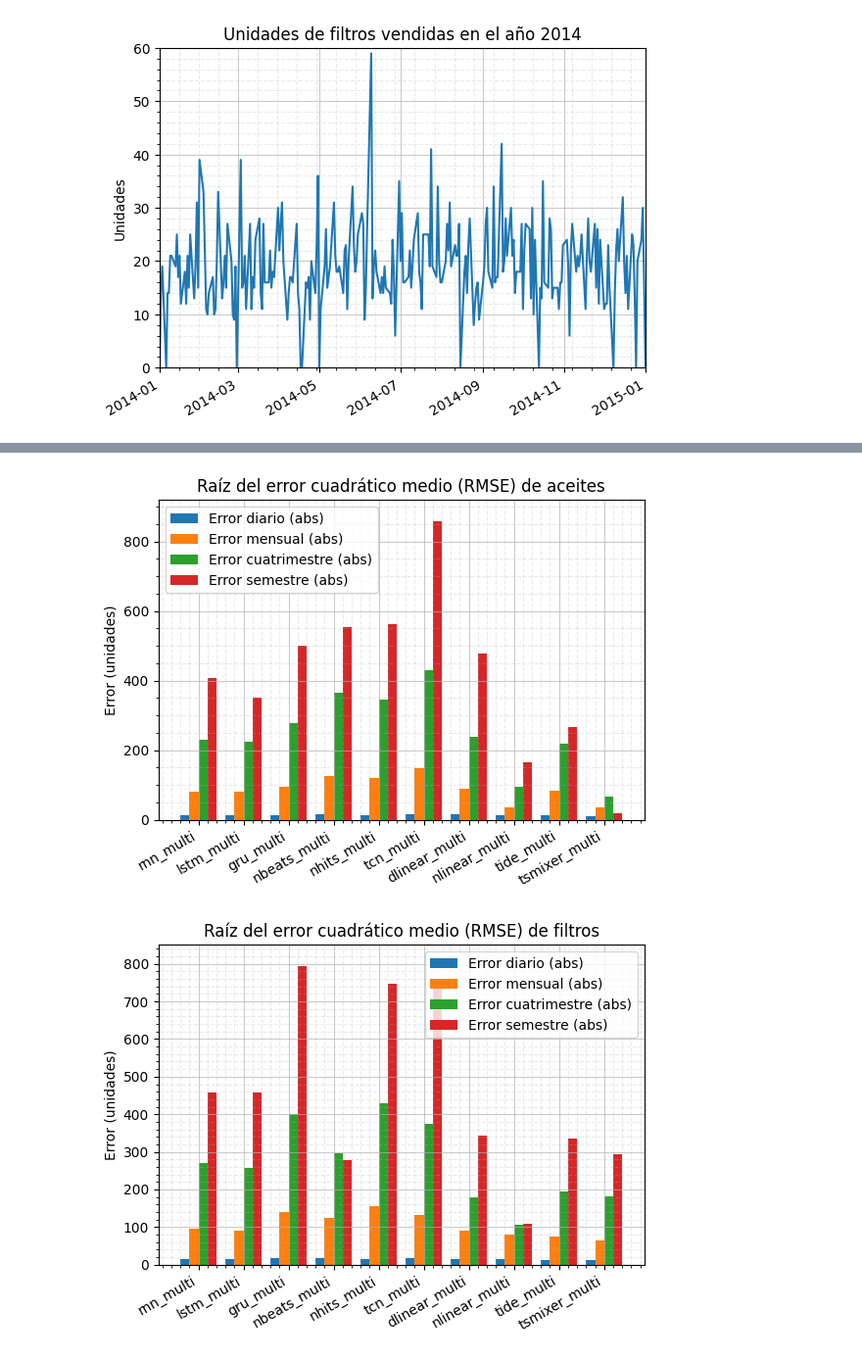
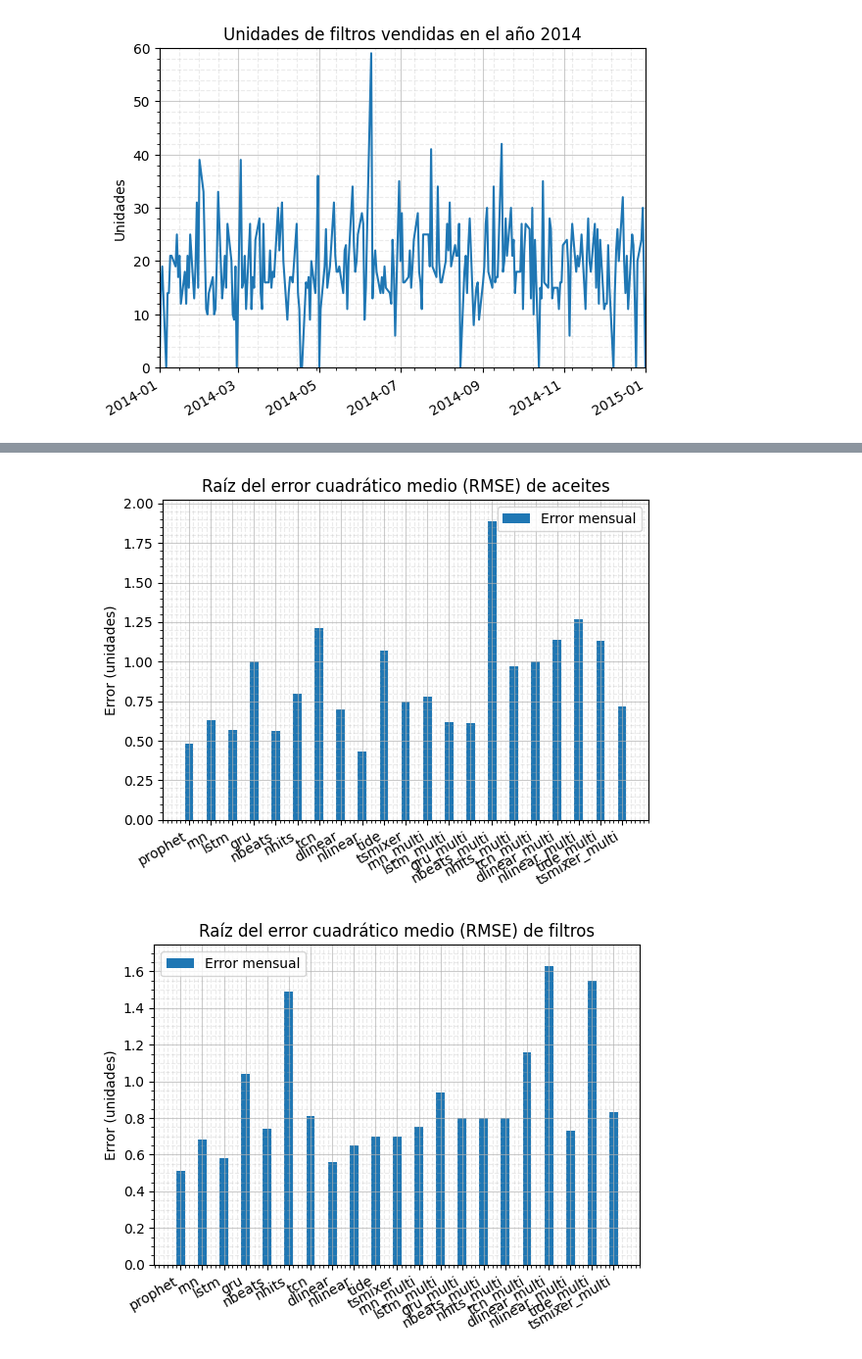
Before and after one commit to antonio-przgrc/tfm, a Jupyter notebook: code/figuras.ipynb, the cells around one changed output, grey strips where cells are left out. Shown at 98% size. Cells and saved outputs as stored; diff of their text form; code cells hidden in the pictures.

```diff
--- a/code/figuras.ipynb
+++ b/code/figuras.ipynb
@@ -31,11 +31,14 @@ fig.savefig('../memoria/imagenes/filtros2014.pdf')
 # %% [output]
 [figure]
 # %%
-names = ['baterias', 'discos', 'filtros', 'pastillas']
+names = ['baterias', 'aceites', 'filtros', 'limpiaparabrisas']
 for name in names:
     df = pd.read_csv(f'results/resultados_{name}.csv')
     df['fecha'] = pd.to_datetime(df['fecha'], format="%Y-%m-%d")
     df = df.set_index(['fecha'])
+
+
+
     fig, ax = plt.subplots()
     lines = ax.plot(df, label=df.columns)
     lines[0].set_color('k')
@@ -57,4 +62,9 @@ FileNotFoundError: [Errno 2] No such file or directory: 'results/resultados_disc
 # %%
+import pandas as pd
+import matplotlib.pyplot as plt
+from datetime import datetime as dt
+import numpy as np
+
 names = ['baterias', 'aceites', 'filtros', 'limpiaparabrisas']
 
 for name in names:
@@ -62,10 +72,13 @@ for name in names:
     df['fecha'] = pd.to_datetime(df['fecha'], format="%Y-%m-%d")
     df = df.set_index(['fecha'])
     df_mes = df.groupby(pd.Grouper(freq='MS')).sum()
+
     fig, ax = plt.subplots()
     lines = ax.plot(df_mes, label=df.columns)
     lines[0].set_color('k')
     lines[0].set_label('Ventas reales')
+    lines[0].set_linewidth(4)
+    lines[0].zorder = 3
     ax.minorticks_on()
     ax.grid(which='major', alpha = 0.65, linestyle='-')
     ax.grid(which='minor', alpha = 0.25, linestyle='--')
@@ -93,26 +106,26 @@ for name in names:
     # # Modelos univariable
     # df = df.drop(labels=df.columns[11:].values, axis=1)
 
-    # Modelos con covariates
-    df = df.drop(labels=df.columns[:11].values, axis=1)
+    # # Modelos con covariates
+    # df = df.drop(labels=df.columns[:11].values, axis=1)
 
-    # # Valores escalados
-    # df = df[:4]
+    # Valores escalados
+    df = df[1:2]
 
-    # Valores absolutos
-    df = df[4:]
+    # # Valores absolutos
+    # df = df[2:]
 
     fig, ax = plt.subplots()
 
     x = np.arange(len(df.columns))
 
-    width = 0.2
+    width = 0.4
 
     multiplier = -1
 
     for tipo, medida in df.iterrows():
-        offset = width * multiplier + width * .5 # para cuatro barras
-        # offset = width * multiplier + width # para tres barras
+        # offset = width * multiplier + width * 1.5# para cuatro barras
+        offset = width
         rects = ax.bar(x= x + offset, height=medida, width=width, label=tipo)
         #ax.bar_label(rects, padding=len(df))
         multiplier += 1
@@ -127,5 +140,5 @@ for name in names:
     ax.grid(which='major', alpha = 0.65, linestyle='-')
     ax.grid(which='minor', alpha = 0.25, linestyle='--')
     fig.autofmt_xdate()
-    fig.savefig(f'figs/rmse_{name}.svg')
+    fig.savefig(f'figs/rmse_{name}.pdf')
 # %% [output]
@@ -133,2 +146,2 @@ for name in names:
-[figure, old version]
+[figure, new version]
-[figure, old version]
+[figure, new version]
```
Also changed, not shown: parts of 4 cells of this notebook, 7 other files.
